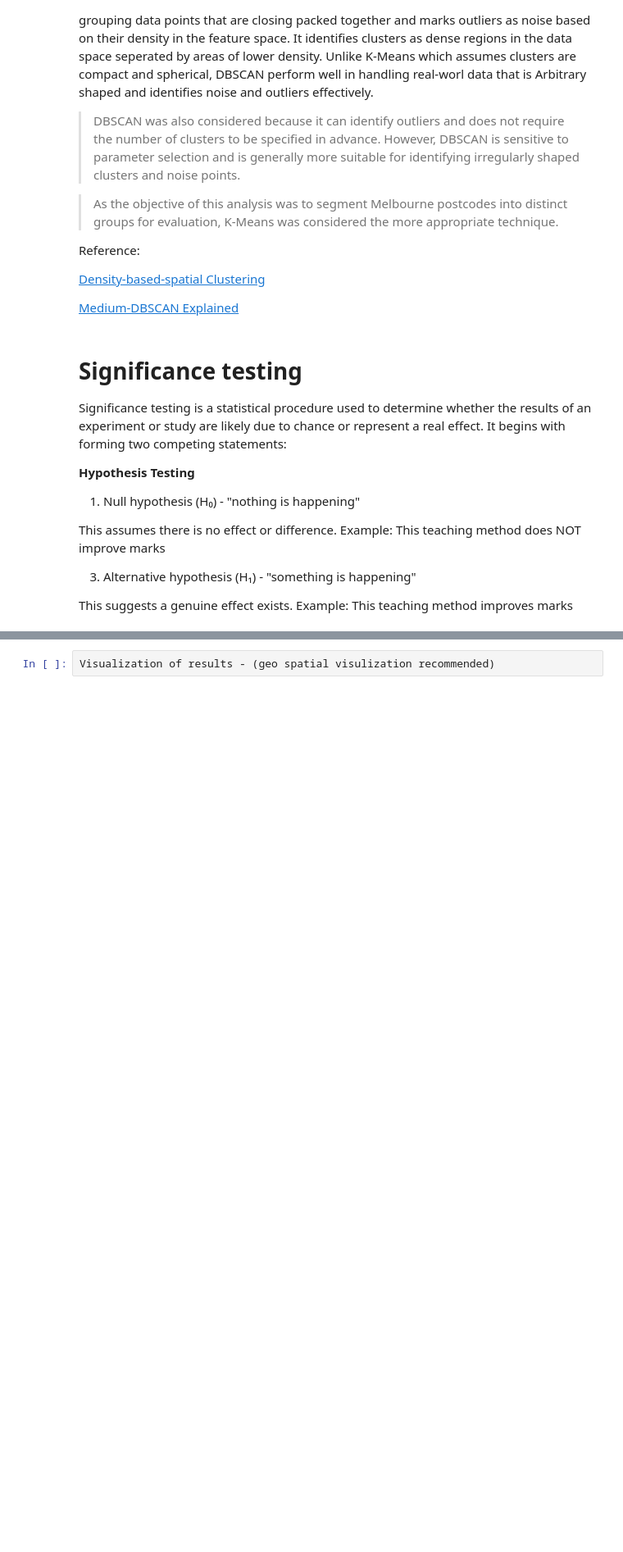
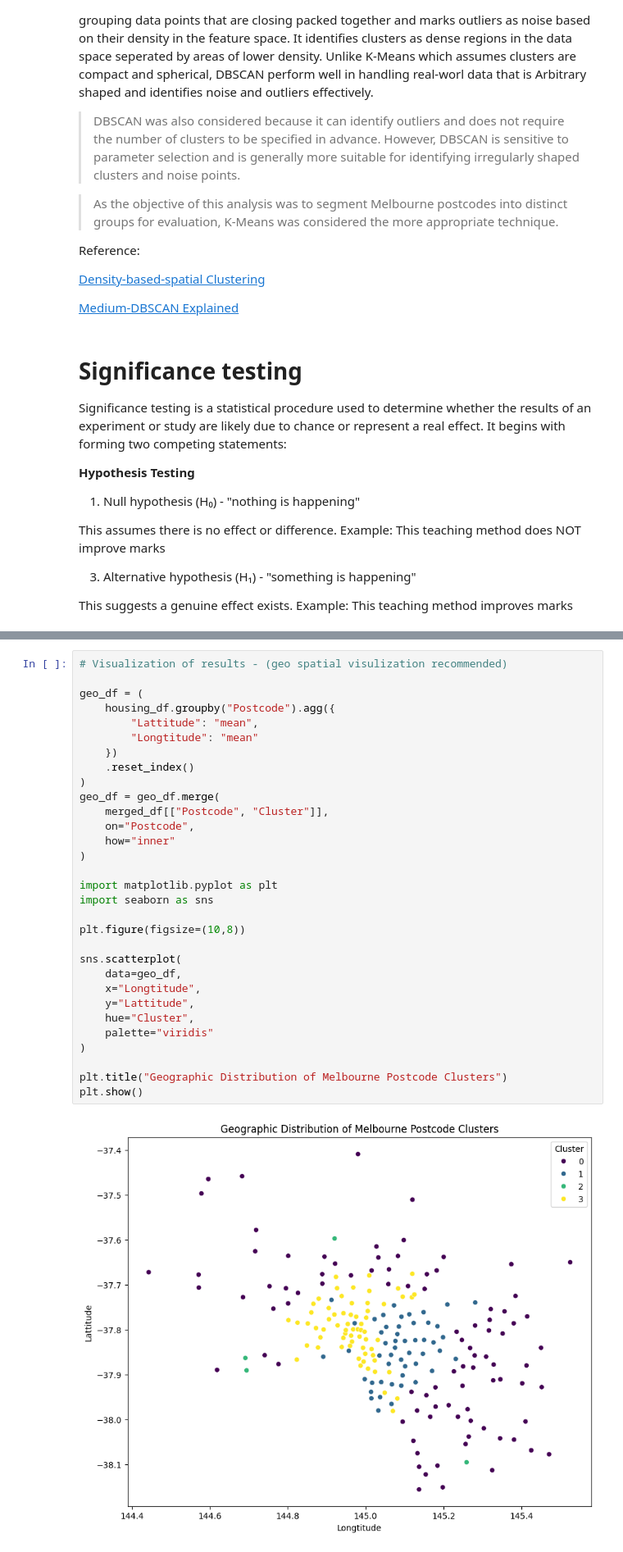
Before and after one commit to w3ngm0/MyJupyter, a Jupyter notebook: Jupyter/Assessment-4/data/ICTSS00104-PRJ2.ipynb, the cells around one changed output, grey strips where cells are left out. Shown at 82% size. Saved outputs shown, nothing was run; the diff lists cells and outputs as text; blank space fills up the shorter version.

```diff
--- a/Jupyter/Assessment-4/data/ICTSS00104-PRJ2.ipynb
+++ b/Jupyter/Assessment-4/data/ICTSS00104-PRJ2.ipynb
@@ -944,2 +1015,33 @@ TtestResult(statistic=np.float64(-3.7717135862953826), pvalue=np.float64(0.00022
 # %%
-Visualization of results - (geo spatial visulization recommended)
+# Visualization of results - (geo spatial visulization recommended)
+
+geo_df = (
+    housing_df.groupby("Postcode").agg({
+        "Lattitude": "mean",
+        "Longtitude": "mean"
+    })
+    .reset_index()
+)
+geo_df = geo_df.merge(
+    merged_df[["Postcode", "Cluster"]],
+    on="Postcode",
+    how="inner"
+)
+
+import matplotlib.pyplot as plt
+import seaborn as sns
+
+plt.figure(figsize=(10,8))
+
+sns.scatterplot(
+    data=geo_df,
+    x="Longtitude",
+    y="Lattitude",
+    hue="Cluster",
+    palette="viridis"
+)
+
+plt.title("Geographic Distribution of Melbourne Postcode Clusters")
+plt.show()
+# %% [output]
+[figure, added]
```
Also changed, not shown: parts of 12 cells of this notebook, 2 other files.
